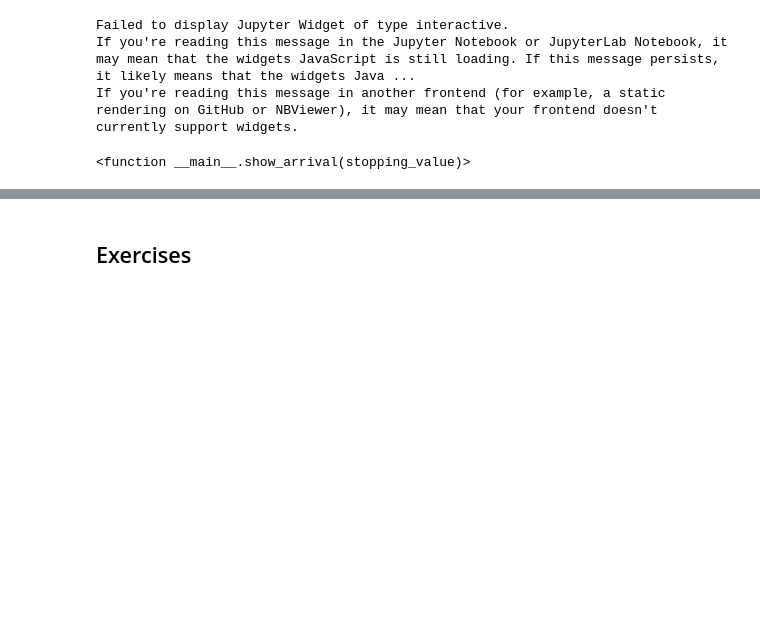
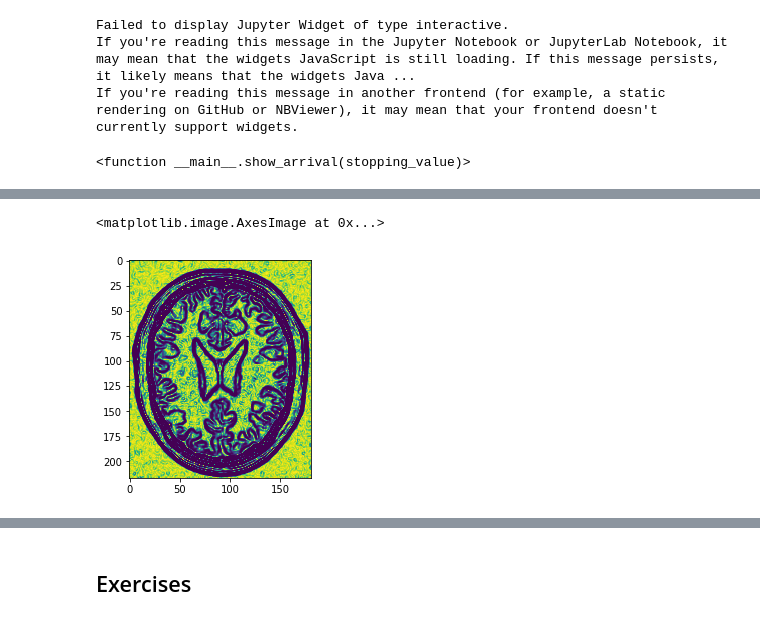
Before and after one commit to InsightSoftwareConsortium/ScientificImageAnalysisVisualizationAndArtificialIntelligenceCourse, a Jupyter notebook: 3_Segmentation.ipynb, the cells around one changed output, grey strips where cells are left out. Saved outputs shown, nothing was run; the diff lists cells and outputs as text; code cells hidden in the pictures; blank space fills up the shorter version.

```diff
--- a/3_Segmentation.ipynb
+++ b/3_Segmentation.ipynb
@@ -326,0 +312,15 @@ streamer.Update()
+# %%
+# Prepare the speed image
+gradient = itk.GradientMagnitudeRecursiveGaussianImageFilter(caster, Sigma=1.0)
+
+basin_minimum = 1
+border_minimum = 5.0
+
+alpha = - (border_minimum - basin_minimum) / 3.0
+beta = (border_minimum + basin_minimum) / 2.0
+
+sigmoid = itk.SigmoidImageFilter(gradient, OutputMinimum=0.0, OutputMaximum=1.0, Alpha=alpha, Beta=beta)
+plt.imshow(itk.GetArrayViewFromImage(sigmoid))
+# %% [output]
+<matplotlib.image.AxesImage at 0x...>
+[figure, added]
```
Also changed, not shown: parts of 16 cells of this notebook, 2 other files.
